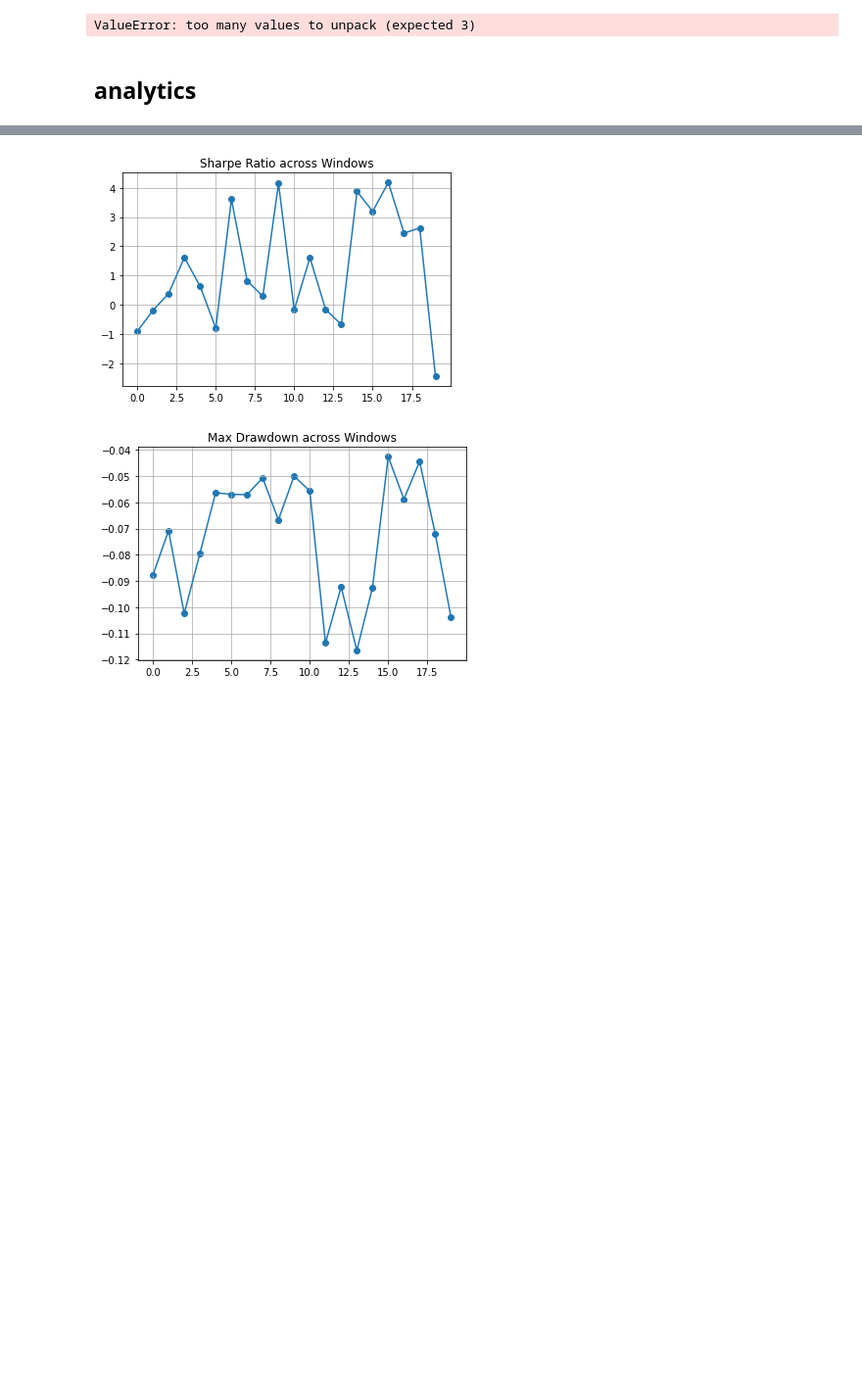
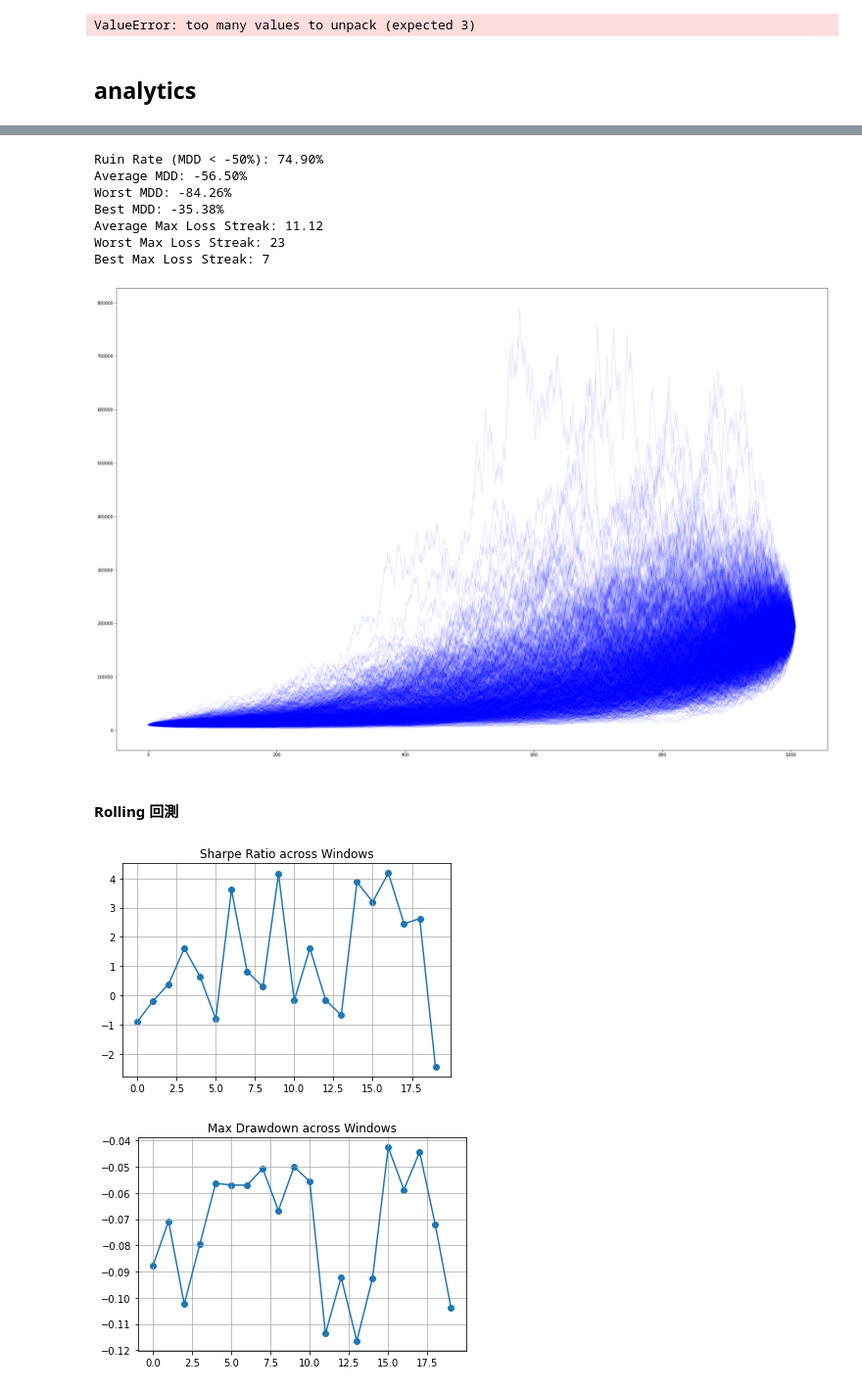
Before and after one commit to s411379067-lab/Strategy-backtester, a Jupyter notebook: run_strategy/run_al_breakout_pullback_50pct.ipynb, the cells around one changed output, grey strips where cells are left out. Shown at 98% size. Drawn from its saved outputs; the diff is of its cells as text; code cells hidden in the pictures; blank space fills up the shorter version.

```diff
--- a/run_strategy/run_al_breakout_pullback_50pct.ipynb
+++ b/run_strategy/run_al_breakout_pullback_50pct.ipynb
@@ -395 +594,69 @@ all_metrics_df
+# %%
+trades_df["pnl_pct"] = trades_df["pnl"] / result.equity_curve.shift(1).reindex(trades_df["entry_time"]).values
+# %%
+## randomly shuffle pnl_pct
+import numpy as np
+random_times = 1000
+initial_equity = result.equity_curve.values[0]
+monte_carlo_results = {
+    "final_return": [],
+    "mean_pnl_pct": [],
+    "median_pnl_pct": [],
+    "MDD": [],
+    "Max loss streak": [],
+    "equity_curves": [],  # 儲存每次模擬的 equity curve
+}
+plt.figure(figsize=(30, 20))
+for i in range(random_times):
+    monte_carlo_df = trades_df.copy()
+    random_seed = i  # 每次迭代使用不同的随机种子
+    np.random.seed(random_seed)
+    monte_carlo_df["pnl_pct"] = np.random.permutation(monte_carlo_df["pnl_pct"].values)
+    monte_carlo_df["equity"] = initial_equity * (1 + monte_carlo_df["pnl_pct"]).cumprod()
+    final_return = monte_carlo_df["equity"].iloc[-1] - initial_equity
+    mean_pnl_pct = monte_carlo_df["pnl_pct"].mean()
+    median_pnl_pct = monte_carlo_df["pnl_pct"].median()
+    drawdown = monte_carlo_df["equity"].cummax() - monte_carlo_df["equity"]
+    drawdown_pct = drawdown / monte_carlo_df["equity"].cummax()
+    MDD = drawdown_pct.max()
+    monte_carlo_results["final_return"].append(final_return)
+    monte_carlo_results["mean_pnl_pct"].append(mean_pnl_pct)
+    monte_carlo_results["median_pnl_pct"].append(median_pnl_pct)
+    monte_carlo_results["MDD"].append(-MDD)
+    # 連敗計算
+    monte_carlo_df["win"] = monte_carlo_df["pnl_pct"] > 0
+    monte_carlo_df["loss_streak"] = (monte_carlo_df['win'] == False).astype(int).groupby((monte_carlo_df['win'] != monte_carlo_df['win'].shift()).cumsum()).cumsum()
+    max_loss_streak = monte_carlo_df['loss_streak'].max()
+    monte_carlo_results["Max loss streak"].append(max_loss_streak)
+    monte_carlo_results["equity_curves"].append(monte_carlo_df["equity"].values)
+    # 細線
+    plt.plot(monte_carlo_df["equity"].values, color='blue', alpha=0.1)
+monte_carlo_results_df = pd.DataFrame(monte_carlo_results)
+ruin_rate = (monte_carlo_results_df["MDD"] < -0.5).mean()
+avg_MDD = monte_carlo_results_df["MDD"].mean()
+worst_MDD = monte_carlo_results_df["MDD"].min()
+best_MDD = monte_carlo_results_df["MDD"].max()
+avg_loss_streak = monte_carlo_results_df["Max loss streak"].mean()
+worst_loss_streak = monte_carlo_results_df["Max loss streak"].max()
+best_loss_streak = monte_carlo_results_df["Max loss streak"].min()
+print(f"Ruin Rate (MDD < -50%): {ruin_rate*100:.2f}%")
+print(f"Average MDD: {avg_MDD*100:.2f}%")
+print(f"Worst MDD: {worst_MDD*100:.2f}%")
+print(f"Best MDD: {best_MDD*100:.2f}%")
+print(f"Average Max Loss Streak: {avg_loss_streak:.2f}")
+print(f"Worst Max Loss Streak: {worst_loss_streak}")
+print(f"Best Max Loss Streak: {best_loss_streak}")
+
+plt.show()
+# %% [output]
+Ruin Rate (MDD < -50%): 74.90%
+Average MDD: -56.50%
+Worst MDD: -84.26%
+Best MDD: -35.38%
+Average Max Loss Streak: 11.12
+Worst Max Loss Streak: 23
+Best Max Loss Streak: 7
+[figure, added]
+# %% [markdown]
+#### Rolling 回測
 # %%
```
Also changed, not shown: parts of 12 cells of this notebook, 4 other files.
